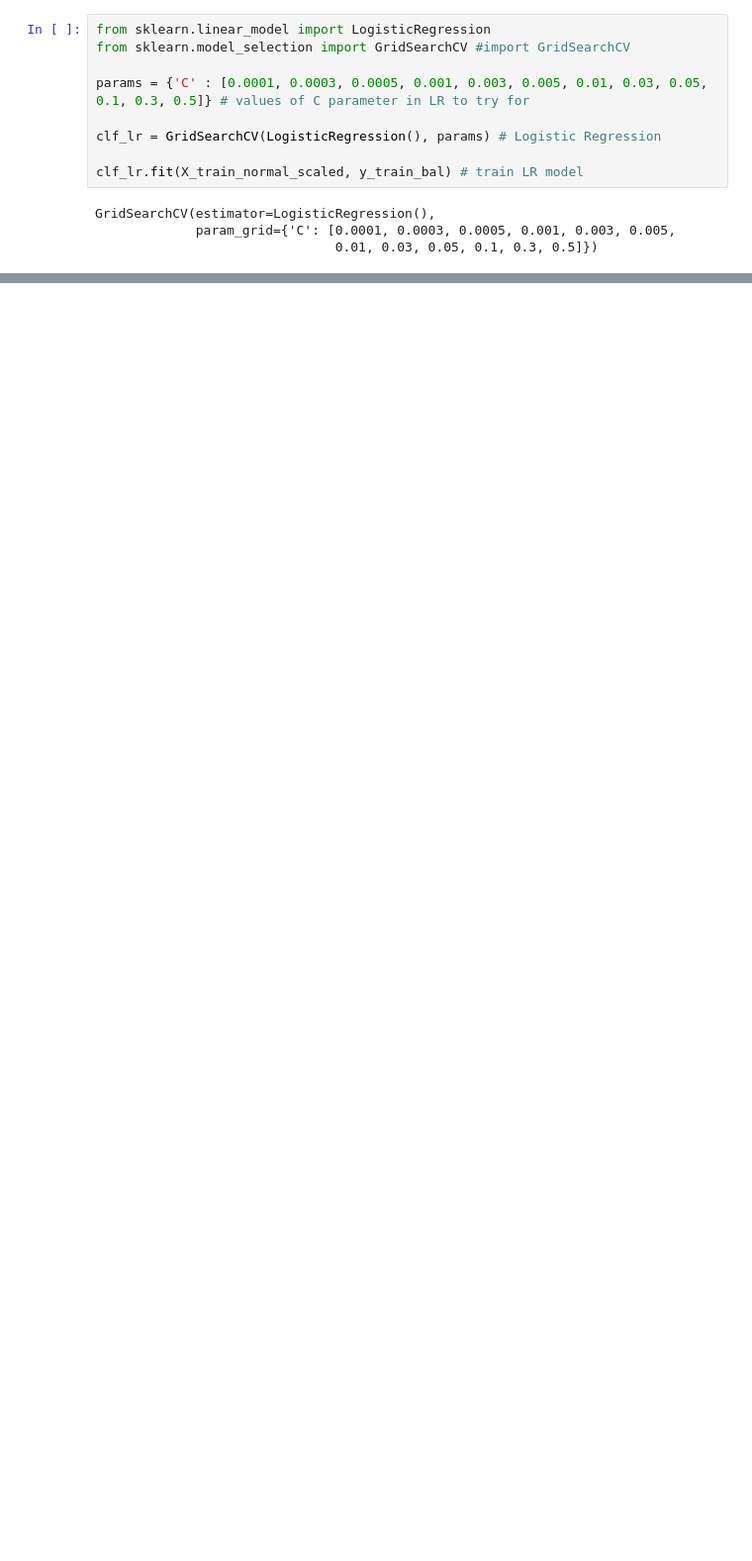
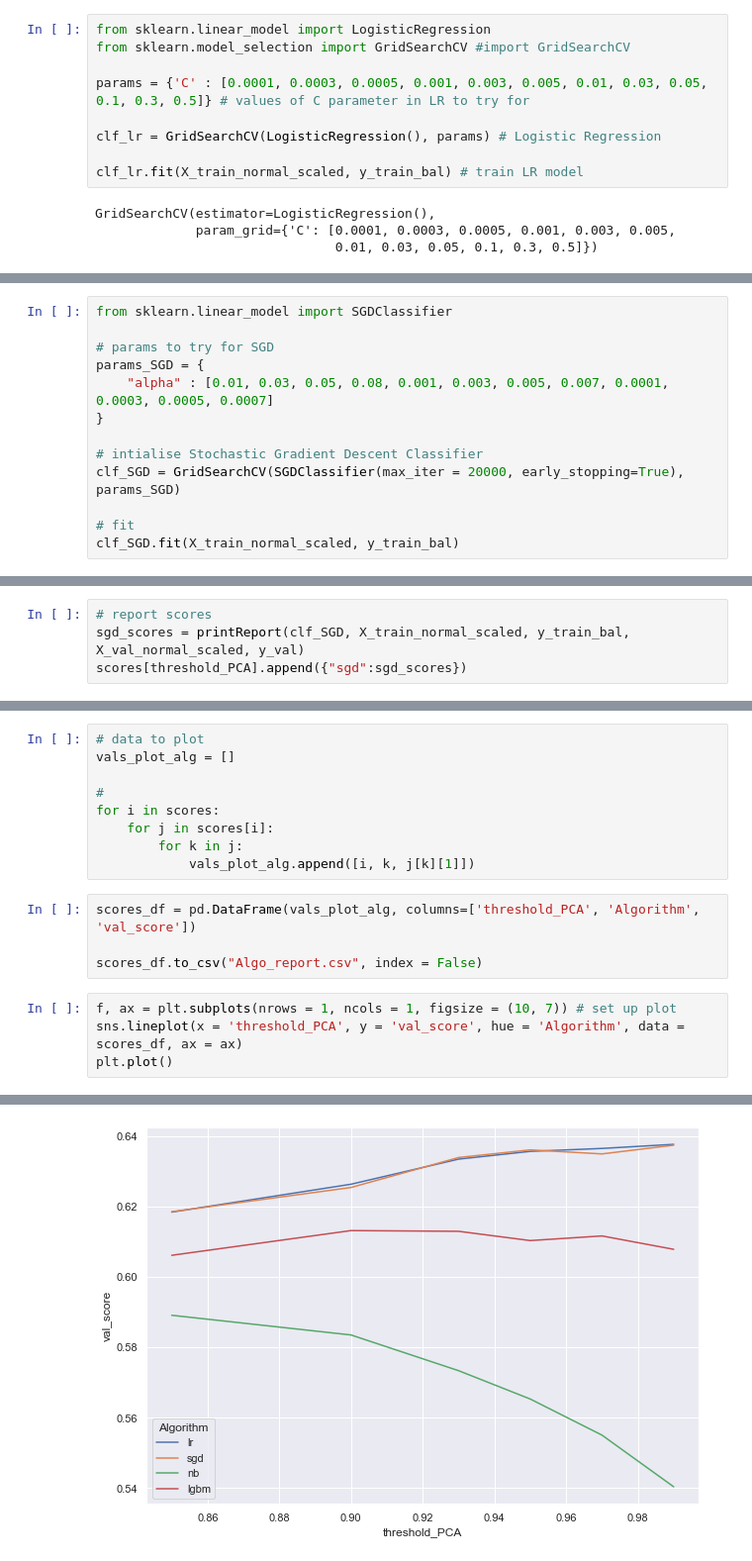
Before and after one commit to guptaShourya/Springleaf-Marketing-Response--Kaggle, a Jupyter notebook: Main.ipynb, the cells around one changed output, grey strips where cells are left out. Shown at 99% size. Drawn from its saved outputs; the diff is of its cells as text; blank space fills up the shorter version.

Commit message:
Configure Base Model

```diff
--- a/Main.ipynb
+++ b/Main.ipynb
@@ -445,0 +459,13 @@ Validation Score: 0.6078303354453595
+# %%
+from sklearn.linear_model import SGDClassifier
+
+# params to try for SGD
+params_SGD = {
+    "alpha" : [0.01, 0.03, 0.05, 0.08, 0.001, 0.003, 0.005, 0.007, 0.0001, 0.0003, 0.0005, 0.0007]
+}
+
+# intialise Stochastic Gradient Descent Classifier
+clf_SGD = GridSearchCV(SGDClassifier(max_iter = 20000, early_stopping=True), params_SGD)
+
+# fit
+clf_SGD.fit(X_train_normal_scaled, y_train_bal)
@@ -445,0 +476,4 @@ Validation Score: 0.6078303354453595
+# %%
+# report scores
+sgd_scores = printReport(clf_SGD, X_train_normal_scaled, y_train_bal, X_val_normal_scaled, y_val)
+scores[threshold_PCA].append({"sgd":sgd_scores})
@@ -445,0 +483,18 @@ Validation Score: 0.6078303354453595
+# %%
+# data to plot
+vals_plot_alg = []
+
+#
+for i in scores:
+    for j in scores[i]:
+        for k in j:
+            vals_plot_alg.append([i, k, j[k][1]])
+# %%
+scores_df = pd.DataFrame(vals_plot_alg, columns=['threshold_PCA', 'Algorithm', 'val_score'])
+
+scores_df.to_csv("Algo_report.csv", index = False)
+# %%
+f, ax = plt.subplots(nrows = 1, ncols = 1, figsize = (10, 7)) # set up plot
+sns.lineplot(x = 'threshold_PCA', y = 'val_score', hue = 'Algorithm', data = scores_df, ax = ax)
+plt.plot()
+# %% [output]
@@ -445,0 +502 @@ Validation Score: 0.6078303354453595
+[figure, added]
```
Also changed, not shown: parts of 16 cells of this notebook.
